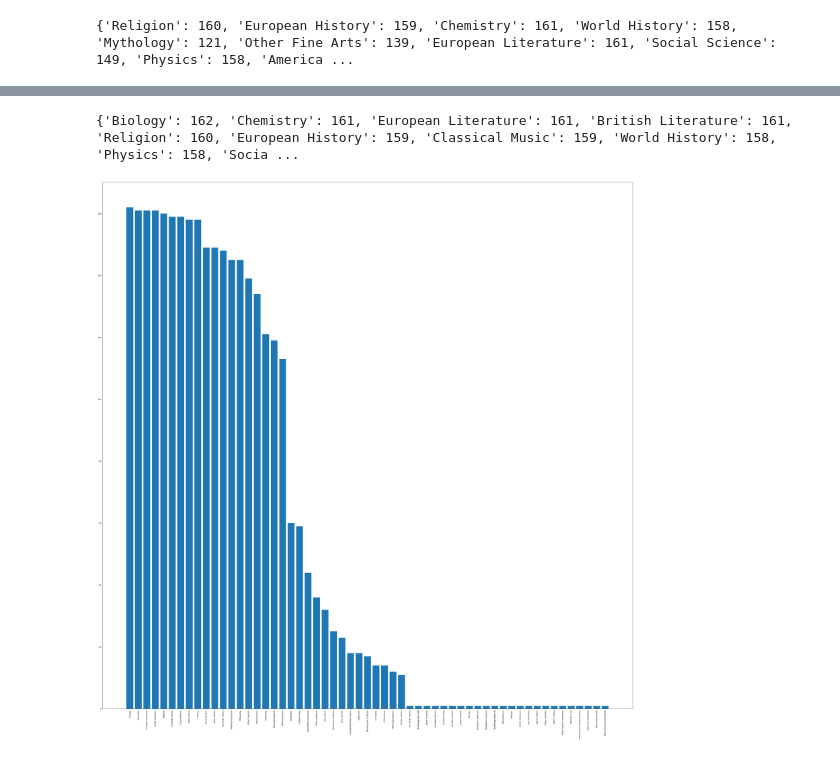
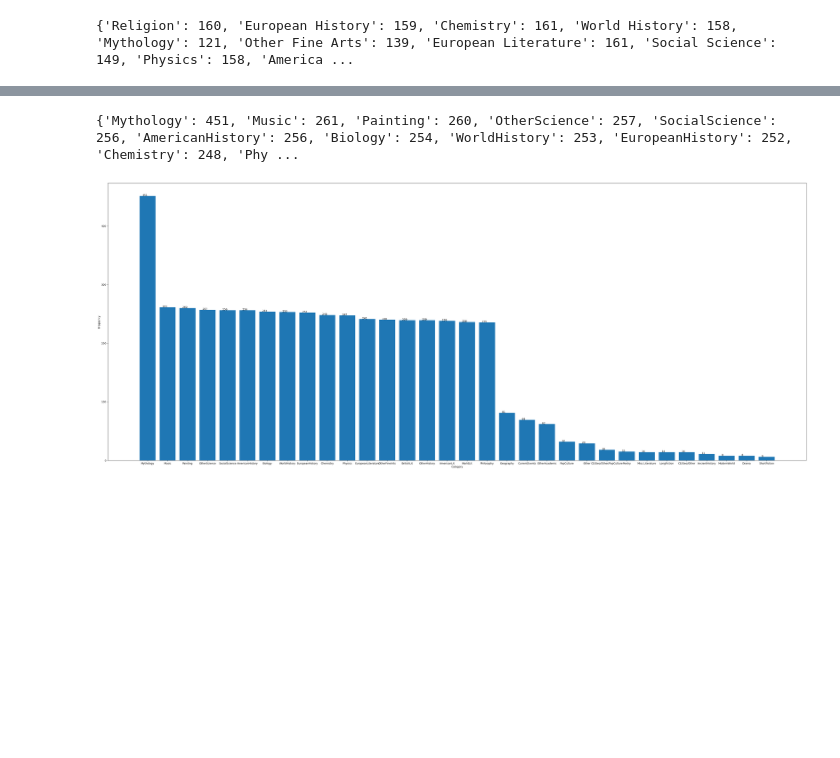
Before and after one commit to vinayuuuck/quizbowl_stuff, a Jupyter notebook: explore.ipynb, the cells around one changed output, grey strips where cells are left out. Drawn from its saved outputs; the diff is of its cells as text; code cells hidden in the pictures; blank space fills up the shorter version.

```diff
--- a/explore.ipynb
+++ b/explore.ipynb
@@ -110,17 +235,20 @@ print(sum(categories.values()))
 # %%
 # Plot the frequency of each category
 # Sort the dictionary by value
-sorted_categories = sorted(categories.items(), key=lambda x: x[1], reverse=True)
+sorted_categories = sorted(removed.items(), key=lambda x: x[1], reverse=True)
 sorted_categories = dict(sorted_categories)
 print(sorted_categories)
 
-# Plot all categories
-plt.figure(figsize=(50, 50))
-plt.bar(range(len(sorted_categories)), list(sorted_categories.values()), align='center')
-plt.xticks(range(len(sorted_categories)), list(sorted_categories.keys()))
-plt.xticks(rotation=90)
-plt.savefig('all_categories.png')
+# Plot all categories and show the absolute values at the top of each bar
+plt.figure(figsize=(50, 20))
+plt.bar(sorted_categories.keys(), sorted_categories.values())
+plt.xlabel("Category")
+plt.ylabel("Frequency")
+
+for i, v in enumerate(sorted_categories.values()):
+    plt.text(i - 0.25, v + 0.1, str(v))
+
 plt.show()
 # %% [output]
-{'Biology': 162, 'Chemistry': 161, 'European Literature': 161, 'British Literature': 161, 'Religion': 160, 'European History': 159, 'Classical Music': 159, 'World History': 158, 'Physics': 158, 'Socia ...
+{'Mythology': 451, 'Music': 261, 'Painting': 260, 'OtherScience': 257, 'SocialScience': 256, 'AmericanHistory': 256, 'Biology': 254, 'WorldHistory': 253, 'EuropeanHistory': 252, 'Chemistry': 248, 'Phy ...
-[figure, old version]
+[figure, new version]
```
Also changed, not shown: parts of 2 cells of this notebook, 4 other files.
